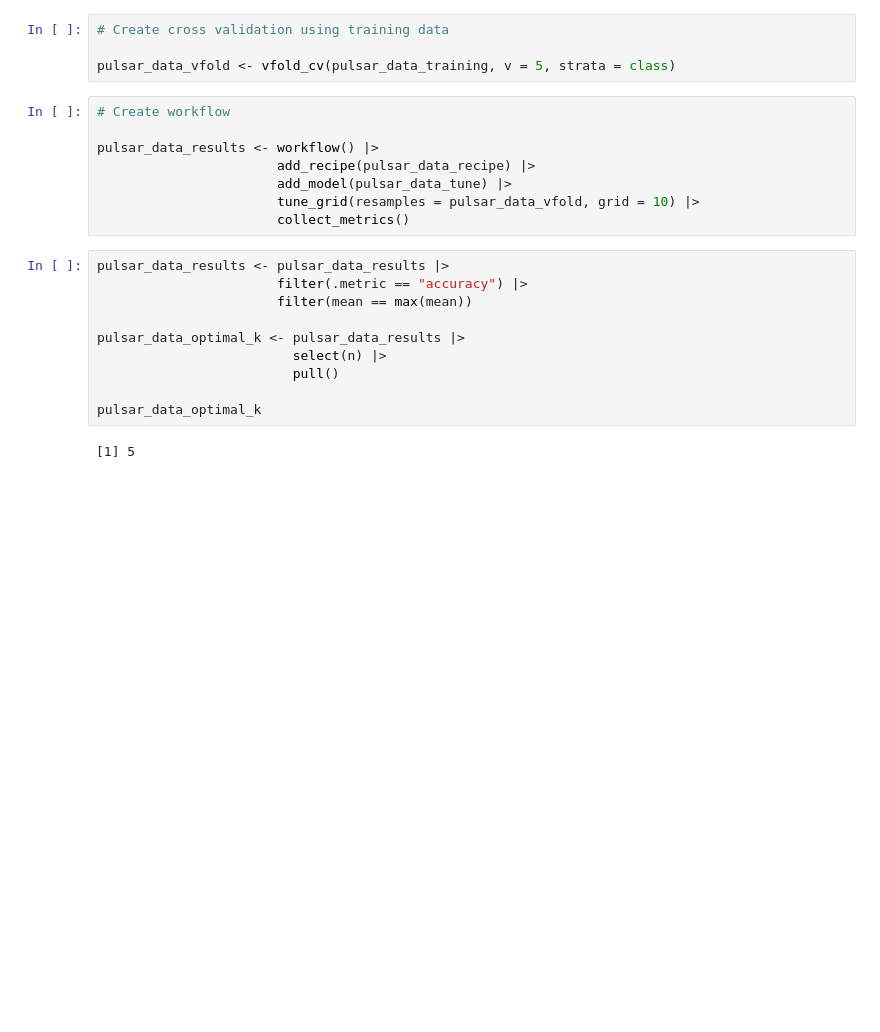
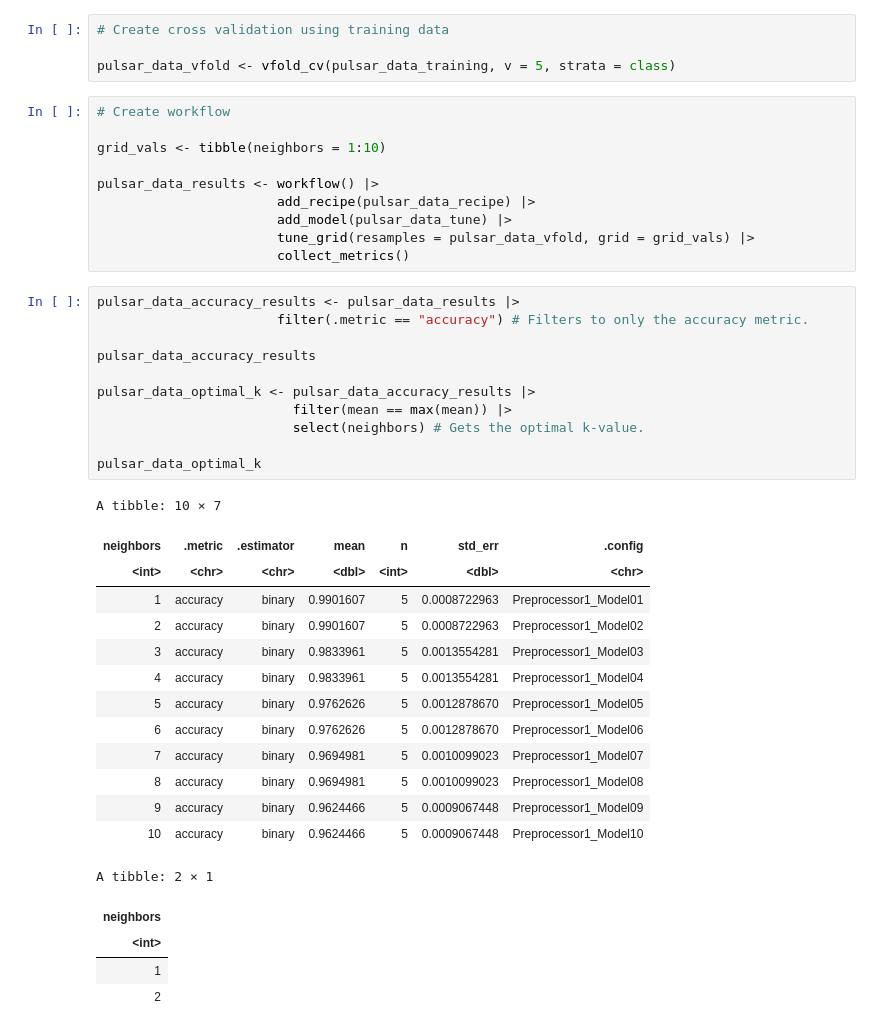
Before and after one commit to IDEKENTERPRISES/dsci-pulsar, a Jupyter notebook: optimal_k_value.ipynb, the cells around one changed output. Cells and saved outputs as stored; diff of their text form; blank space fills up the shorter version.

```diff
--- a/optimal_k_value.ipynb
+++ b/optimal_k_value.ipynb
@@ -88,24 +88,44 @@ pulsar_data_tune <- nearest_neighbor(weight_func = "rectangular", neighbors = tu
 pulsar_data_vfold <- vfold_cv(pulsar_data_training, v = 5, strata = class)
 # %%
 # Create workflow
+
+grid_vals <- tibble(neighbors = 1:10)
 
 pulsar_data_results <- workflow() |>
                        add_recipe(pulsar_data_recipe) |>
                        add_model(pulsar_data_tune) |>
-                       tune_grid(resamples = pulsar_data_vfold, grid = 10) |>
+                       tune_grid(resamples = pulsar_data_vfold, grid = grid_vals) |>
                        collect_metrics()
 # %%
-pulsar_data_results <- pulsar_data_results |>
-                       filter(.metric == "accuracy") |>
-                       filter(mean == max(mean))
+pulsar_data_accuracy_results <- pulsar_data_results |>
+                       filter(.metric == "accuracy") # Filters to only the accuracy metric.
 
-pulsar_data_optimal_k <- pulsar_data_results |>
-                         select(n) |>
-                         pull()
+pulsar_data_accuracy_results
+
+pulsar_data_optimal_k <- pulsar_data_accuracy_results |>
+                         filter(mean == max(mean)) |>
+                         select(neighbors) # Gets the optimal k-value.
 
 pulsar_data_optimal_k
 # %% [output]
-[1] 5
+A tibble: 10 × 7
+| neighbors | .metric | .estimator | mean | n | std_err | .config |
+| <int> | <chr> | <chr> | <dbl> | <int> | <dbl> | <chr> |
+| 1 | accuracy | binary | 0.9901607 | 5 | 0.0008722963 | Preprocessor1_Model01 |
+| 2 | accuracy | binary | 0.9901607 | 5 | 0.0008722963 | Preprocessor1_Model02 |
+| 3 | accuracy | binary | 0.9833961 | 5 | 0.0013554281 | Preprocessor1_Model03 |
+| 4 | accuracy | binary | 0.9833961 | 5 | 0.0013554281 | Preprocessor1_Model04 |
+| 5 | accuracy | binary | 0.9762626 | 5 | 0.0012878670 | Preprocessor1_Model05 |
+| 6 | accuracy | binary | 0.9762626 | 5 | 0.0012878670 | Preprocessor1_Model06 |
+| 7 | accuracy | binary | 0.9694981 | 5 | 0.0010099023 | Preprocessor1_Model07 |
+| 8 | accuracy | binary | 0.9694981 | 5 | 0.0010099023 | Preprocessor1_Model08 |
+| 9 | accuracy | binary | 0.9624466 | 5 | 0.0009067448 | Preprocessor1_Model09 |
+| 10 | accuracy | binary | 0.9624466 | 5 | 0.0009067448 | Preprocessor1_Model10 |
+A tibble: 2 × 1
+| neighbors |
+| <int> |
+| 1 |
+| 2 |
 # %%
 #using optimal K value to create the specification
 
```
Also changed, not shown: parts of 4 cells of this notebook.
